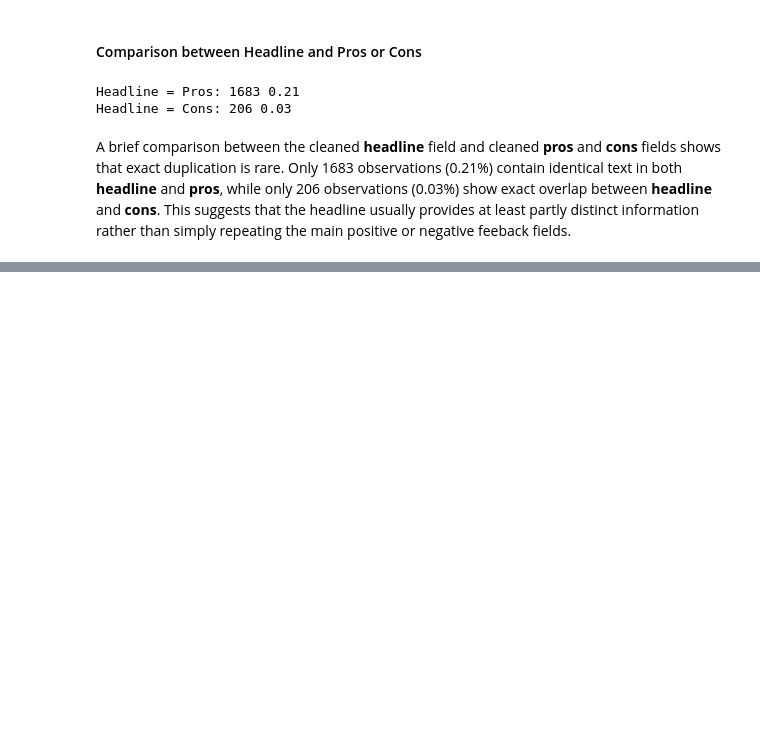
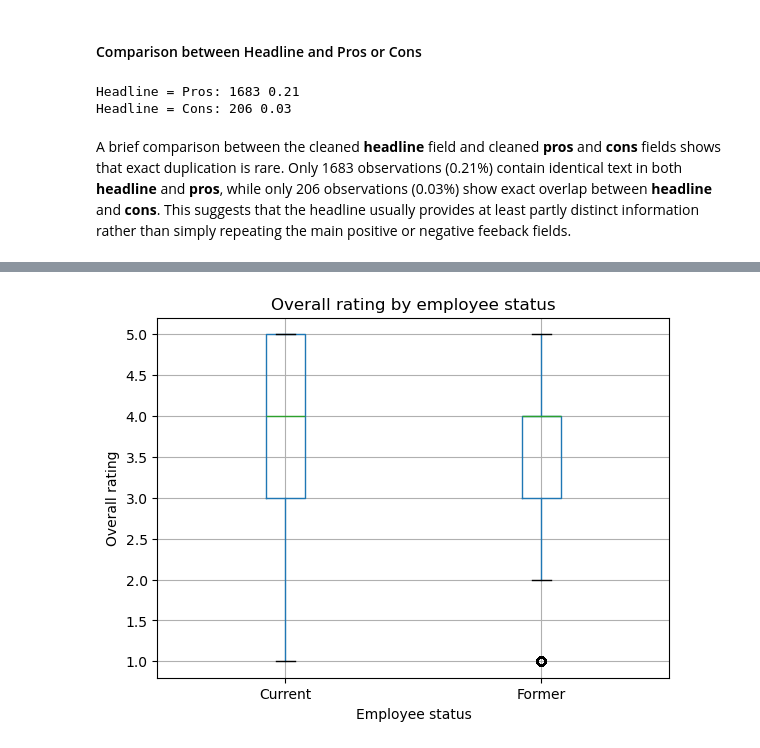
Before and after one commit to YoanaHadzhidimitrova/employee_review_analysis, a Jupyter notebook: employee_review_analysis.ipynb, the cells around one changed output, grey strips where cells are left out. Saved outputs shown, nothing was run; the diff lists cells and outputs as text; code cells hidden in the pictures; blank space fills up the shorter version.

```diff
--- a/employee_review_analysis.ipynb
+++ b/employee_review_analysis.ipynb
@@ -1022,0 +1135,9 @@ Overall, the preprocessing stage showed that the dataset is rich and innformativ
+# %%
+glassdoor_reviews.boxplot(column='overall_rating', by='employee_status')
+plt.title('Overall rating by employee status')
+plt.suptitle('')
+plt.xlabel('Employee status')
+plt.ylabel('Overall rating')
+plt.show()
+# %% [output]
+[figure, added]
```
Also changed, not shown: parts of 56 cells of this notebook.
